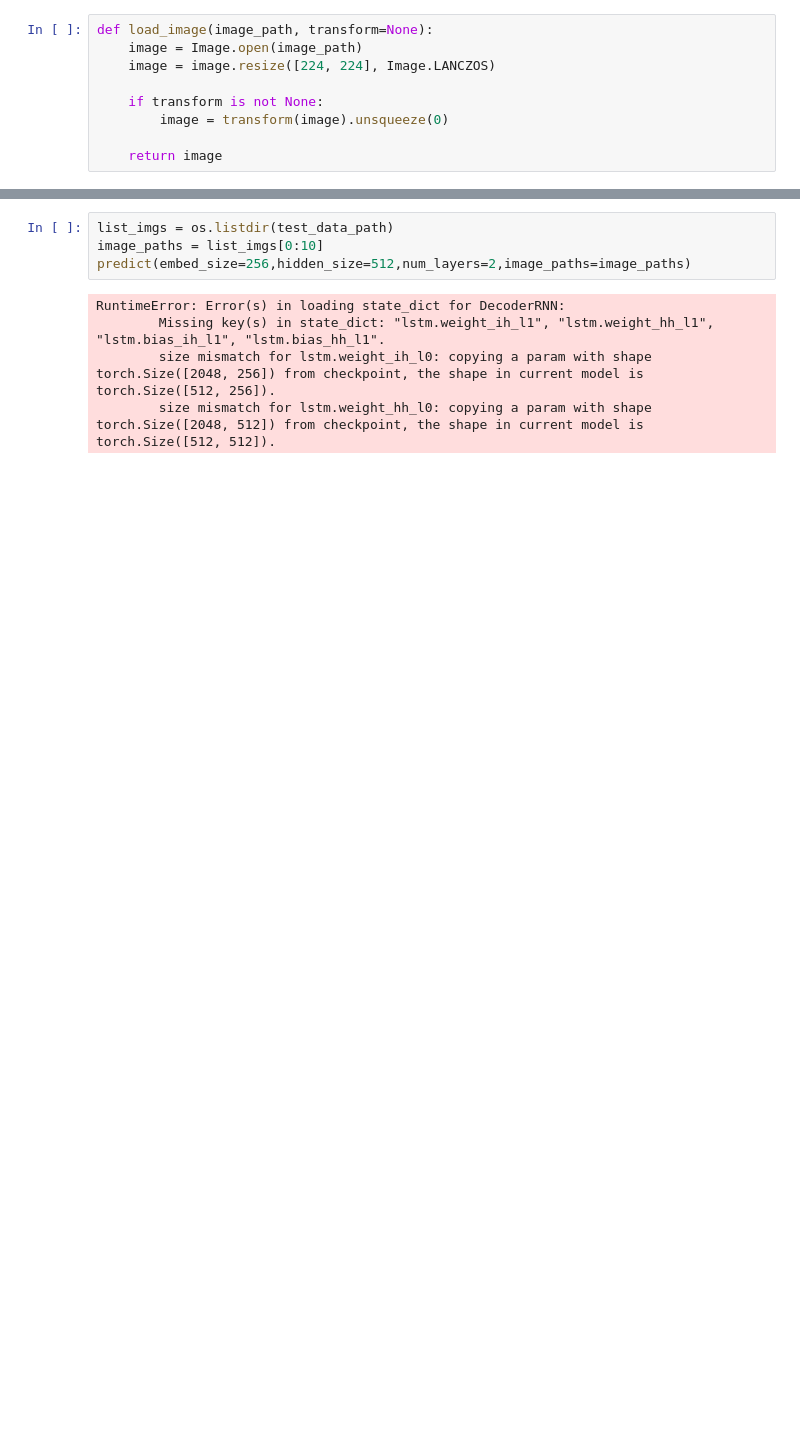
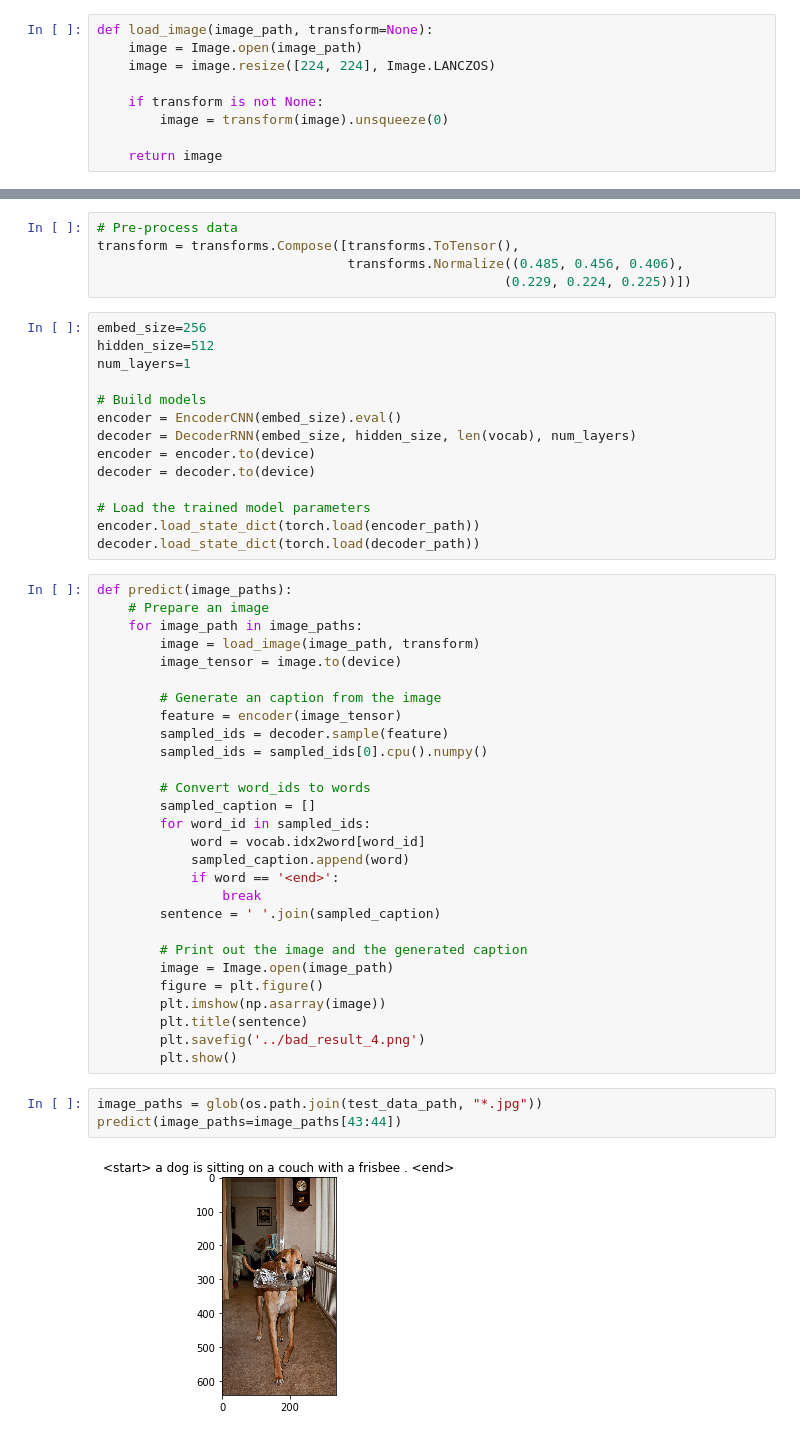
Before and after one commit to sushruthn96/Image_Captioning_ML_IP, a Jupyter notebook: demo.ipynb, the cells around one changed output, grey strips where cells are left out. Drawn from its saved outputs; the diff is of its cells as text; blank space fills up the shorter version.

```diff
--- a/demo.ipynb
+++ b/demo.ipynb
@@ -88,9 +34,52 @@ def predict(embed_size,hidden_size,num_layers,image_paths):
-# %%
-list_imgs = os.listdir(test_data_path)
-image_paths = list_imgs[0:10]
-predict(embed_size=256,hidden_size=512,num_layers=2,image_paths=image_paths)
-# %% [output]
-RuntimeError: Error(s) in loading state_dict for DecoderRNN:
-        Missing key(s) in state_dict: "lstm.weight_ih_l1", "lstm.weight_hh_l1", "lstm.bias_ih_l1", "lstm.bias_hh_l1".
-        size mismatch for lstm.weight_ih_l0: copying a param with shape torch.Size([2048, 256]) from checkpoint, the shape in current model is torch.Size([512, 256]).
-        size mismatch for lstm.weight_hh_l0: copying a param with shape torch.Size([2048, 512]) from checkpoint, the shape in current model is torch.Size([512, 512]).
+# %%
+# Pre-process data
+transform = transforms.Compose([transforms.ToTensor(),
+                                transforms.Normalize((0.485, 0.456, 0.406),
+                                                    (0.229, 0.224, 0.225))])
+# %%
+embed_size=256
+hidden_size=512
+num_layers=1
+
+# Build models
+encoder = EncoderCNN(embed_size).eval()
+decoder = DecoderRNN(embed_size, hidden_size, len(vocab), num_layers)
+encoder = encoder.to(device)
+decoder = decoder.to(device)
+
+# Load the trained model parameters
+encoder.load_state_dict(torch.load(encoder_path))
+decoder.load_state_dict(torch.load(decoder_path))
+# %%
+def predict(image_paths):
+    # Prepare an image
+    for image_path in image_paths:
+        image = load_image(image_path, transform)
+        image_tensor = image.to(device)
+
+        # Generate an caption from the image
+        feature = encoder(image_tensor)
+        sampled_ids = decoder.sample(feature)
+        sampled_ids = sampled_ids[0].cpu().numpy()
+
+        # Convert word_ids to words
+        sampled_caption = []
+        for word_id in sampled_ids:
+            word = vocab.idx2word[word_id]
+            sampled_caption.append(word)
+            if word == '<end>':
+                break
+        sentence = ' '.join(sampled_caption)
+
+        # Print out the image and the generated caption
+        image = Image.open(image_path)
+        figure = plt.figure()
+        plt.imshow(np.asarray(image))
+        plt.title(sentence)
+        plt.savefig('../bad_result_4.png')
+        plt.show()
+# %%
+image_paths = glob(os.path.join(test_data_path, "*.jpg"))
+predict(image_paths=image_paths[43:44])
+# %% [output]
+[figure, added]
```
Also changed, not shown: parts of 4 cells of this notebook, 1 other file.
